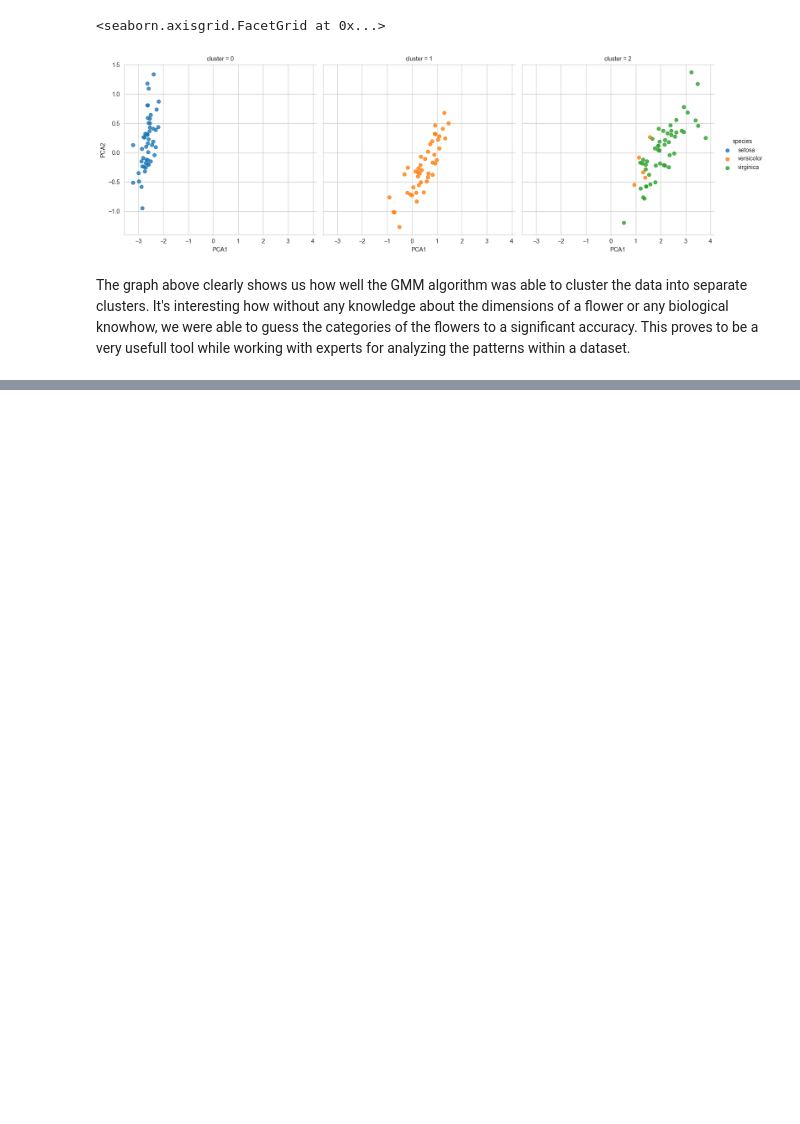
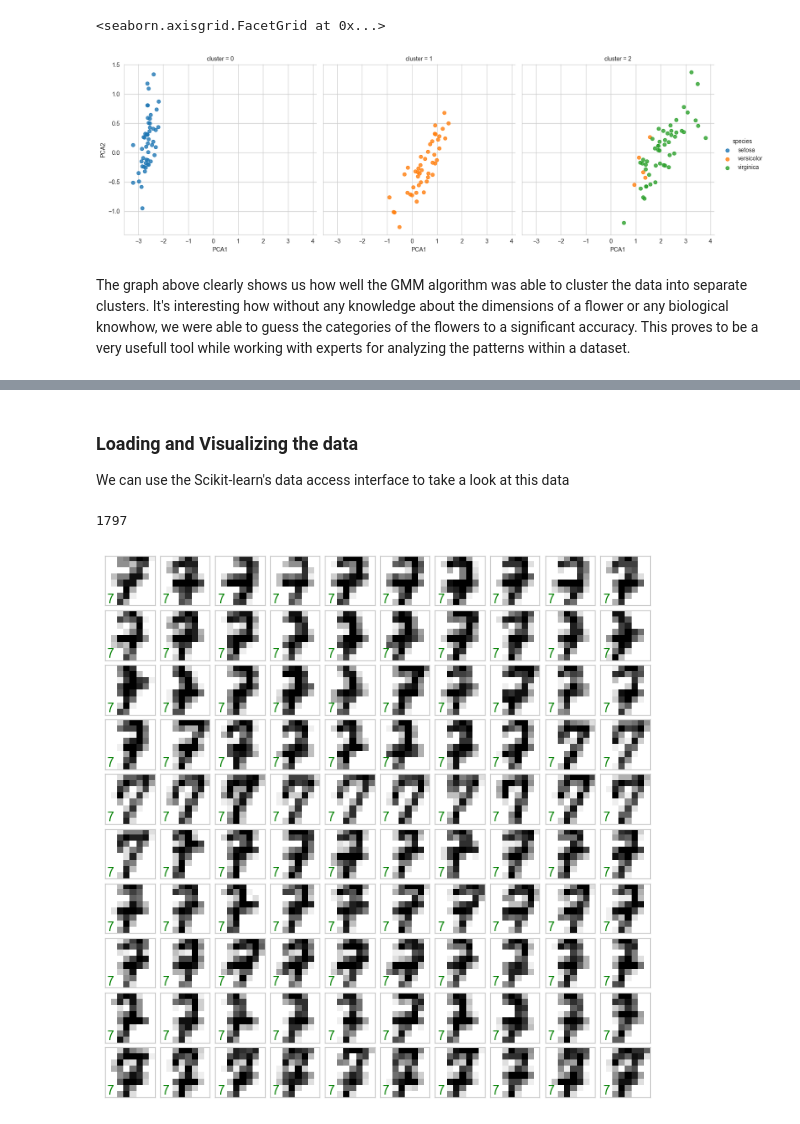
Before and after one commit to denis-james/Self-Learning, a Jupyter notebook: Machine Learning/1. Introduction to Scikit-Learn.ipynb, the cells around one changed output, grey strips where cells are left out. Saved outputs shown, nothing was run; the diff lists cells and outputs as text; code cells hidden in the pictures; blank space fills up the shorter version.

Commit message:
Application: Handwritten Digits

```diff
--- a/Machine Learning/1. Introduction to Scikit-Learn.ipynb
+++ b/Machine Learning/1. Introduction to Scikit-Learn.ipynb
@@ -379,0 +384,29 @@ The graph above clearly shows us how well the GMM algorithm was able to cluster
+# %% [markdown]
+### Loading and Visualizing the data
+
+We can use the Scikit-learn's data access interface to take a look at this data
+# %%
+from sklearn.datasets import load_digits
+digits=load_digits()
+len(digits['target'])
+# %% [output]
+1797
+# %%
+import matplotlib.pyplot as plt
+
+fig, axes = plt.subplots(10, 10, figsize=(8, 8),
+                         subplot_kw={'xticks':[], 'yticks':[]},
+                         gridspec_kw=dict(hspace=0.1, wspace=0.1))
+
+seven_digits={
+    'target':[target for target in digits['target'] if target==7],
+    'images':[digits['images'][seven] for seven in range(1797) if digits['target'][seven]==7]
+}
+
+for i, ax in enumerate(axes.flat):
+    if seven_digits['target'][i]==7:
+        ax.imshow(seven_digits['images'][i], cmap='binary', interpolation='nearest')
+        ax.text(0.05, 0.05, str(seven_digits['target'][i]),
+                transform=ax.transAxes, color='green')
+# %% [output]
+[figure, added]
```
Also changed, not shown: parts of 1 cell of this notebook.
